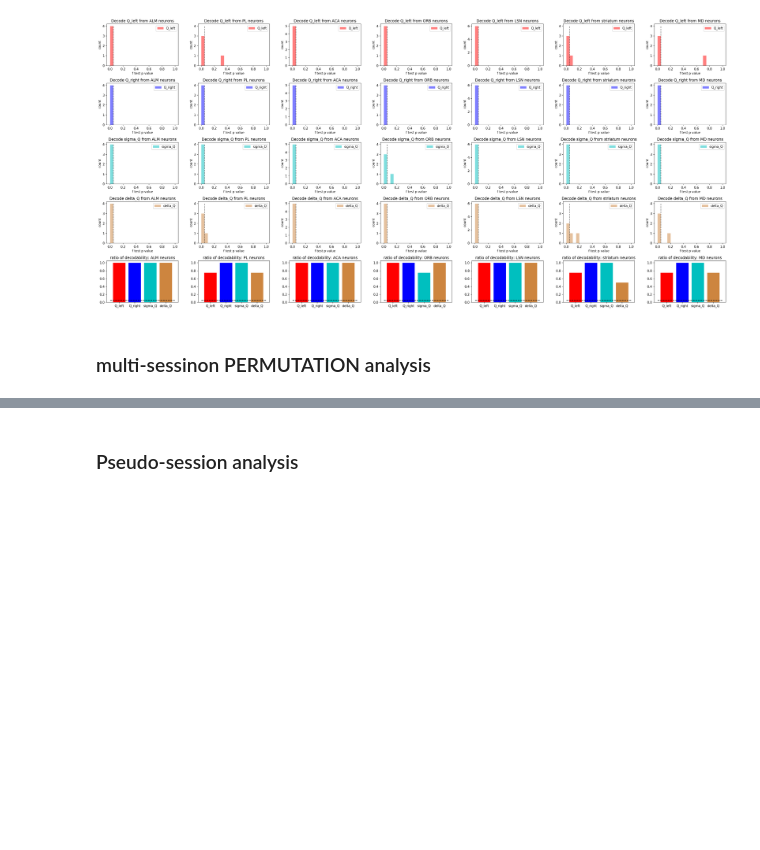
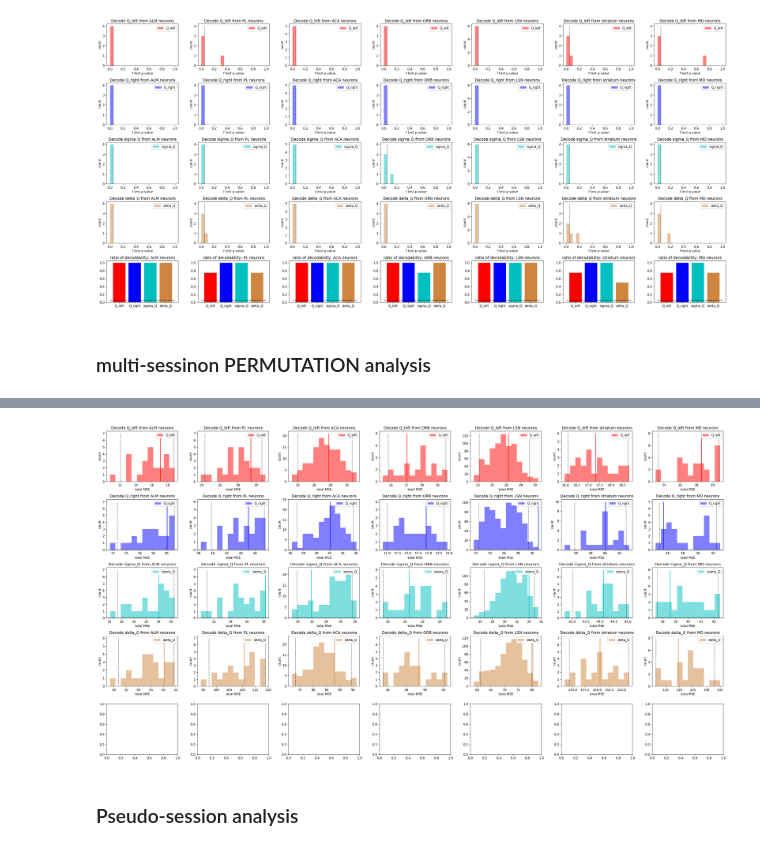
Before and after one commit to pckuo/map-ephys, a Jupyter notebook: notebook/pckuo/nonsense_corr_ephys.ipynb, the cells around one changed output, grey strips where cells are left out. Cells and saved outputs as stored; diff of their text form; code cells hidden in the pictures; blank space fills up the shorter version.

Commit message:
ephys nonsense corr

```diff
--- a/notebook/pckuo/nonsense_corr_ephys.ipynb
+++ b/notebook/pckuo/nonsense_corr_ephys.ipynb
@@ -490,7 +420,7 @@ regions_to_fit = ['ALM', 'PL', 'ACA', 'ORB', 'LSN', 'striatum', 'MD']
 target_variables = ['Q_left', 'Q_right', 'sigma_Q', 'delta_Q']
 
 std_decode_columns = ['src_session', 'unit', 'fit_session', 'target_variable', 'ftest_pvalue']
-df_std_decode_dict = {region: pd.DataFrame(columns=std_decode_columns) for region in regions}
+df_std_decode_dict = {region: pd.DataFrame(columns=std_decode_columns) for region in regions_to_fit}
 
 
 # fit neurons from each region
@@ -729,2 +744,62 @@ plt.tight_layout()
+# %%
+# plot msp fit, poppulation decoding
+# plot ps fit, poppulation decoding
+
+with open('./ephys_msp_decode_pop.pickle', 'rb') as handle:
+    df_msp_decode_pop_dict = pickle.load(handle)
+
+regions_to_fit = ['ALM', 'PL', 'ACA', 'ORB', 'LSN', 'striatum', 'MD']
+target_variables = ['Q_left', 'Q_right', 'sigma_Q', 'delta_Q']
+percentiles_2_compute = [2.5, 97.5]
+
+# hist plot
+colors = {'Q_left': 'r', 'Q_right': 'b', 'sigma_Q': 'c', 'delta_Q': 'peru'}
+pvlaue_hist_lim = (0, 1)
+pvalue_sig_thresh = 0.05
+# bar plot
+classified_types = ['Q_left', 'Q_right', 'sigma_Q', 'delta_Q']
+bar_colors = ['r', 'b', 'c', 'peru']
+
+
+fig, axs = plt.subplots(len(target_variables)+1, len(regions_to_fit),
+                        figsize=(4*len(regions_to_fit), 3*len(target_variables)),
+                        dpi=150)
+for region_id, region in enumerate(regions_to_fit):
+    col_ind = region_id
+
+    df_fit = df_msp_decode_pop_dict[region]
+
+    for i, target_variable in enumerate(target_variables):
+        df_fit_tv = df_fit[df_fit['target_variable']==target_variable]
+        # get total errors
+        total_errors = []
+        raw_residuals = df_fit_tv['residuals'].values
+        for raw_residual in raw_residuals:
+            total_errors.append(np.sum(np.sum(np.square(raw_residual), axis=1)))
+        total_errors = np.array(total_errors)
+
+        # get self fitted total error
+        raw_residual_self = df_fit_tv[df_fit_tv['gen_session_perm']==df_fit_tv['fit_session_perm']].iloc[0]['residuals']
+        total_error_self = np.sum(np.sum(np.square(raw_residual), axis=1))
+
+        total_errors_percentile = np.percentile(total_errors, percentiles_2_compute)
+        total_error_self_percentile = stats.percentileofscore(total_errors, total_error_self)
+
+        # histogram of regression tvalues
+        row_ind = i
+        hist_tv, _, _ = axs[row_ind, col_ind].hist(total_errors, bins=12, histtype='stepfilled',
+                                                   color=colors[target_variable], label=target_variable, alpha=0.5)
+        axs[row_ind, col_ind].vlines(total_errors_percentile, 0, np.max(hist_tv)+2,
+                                     color='k', linestyle='--', alpha=0.5)
+        axs[row_ind, col_ind].vlines(total_error_self, 0, np.max(hist_tv)+2,
+                                     color=colors[target_variable])
+        axs[row_ind, col_ind].set_title(f'Decode {target_variable} from {region} neurons')
+        axs[row_ind, col_ind].set_xlabel('total MSE')
+        axs[row_ind, col_ind].set_ylabel('count')
+        axs[row_ind, col_ind].legend()
+
+plt.tight_layout()
+# %% [output]
+[figure, added]
 # %% [markdown]
 ### Pseudo-session analysis
```
Also changed, not shown: parts of 31 cells of this notebook, 16 other files.
